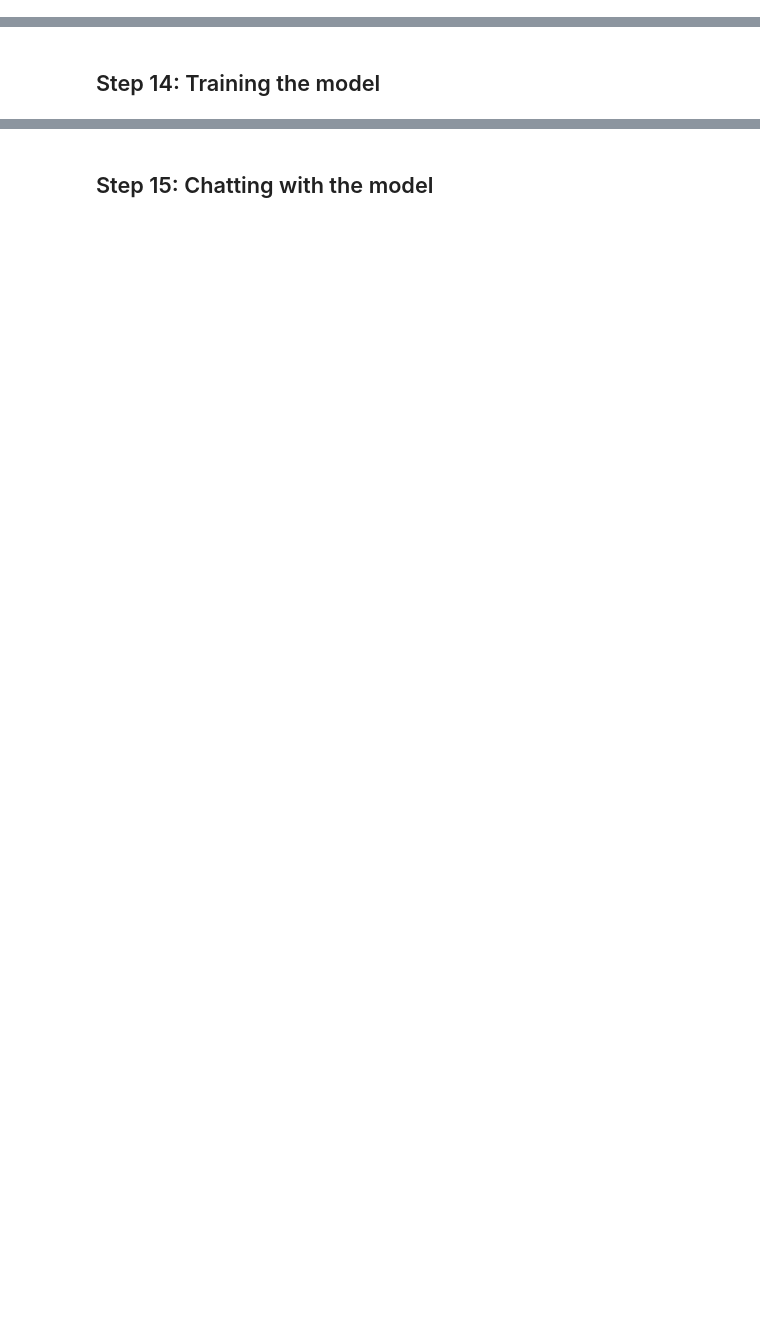
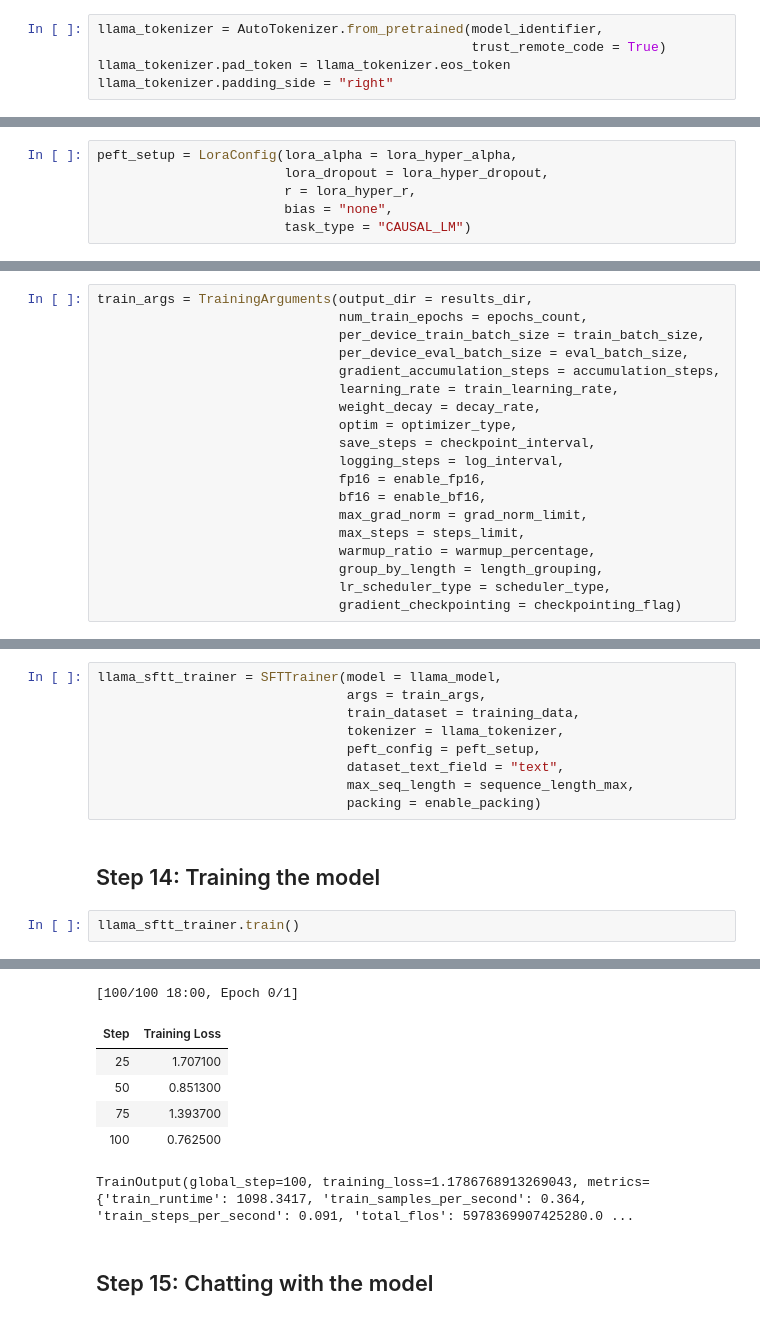
Before and after one commit to tiu42/Fine-Tuning-of-LLMs-with-Hugging-Face, a Jupyter notebook: Fine_Tuning_of_LLMs.ipynb, the cells around one changed output, grey strips where cells are left out. Cells and saved outputs as stored; diff of their text form; blank space fills up the shorter version.

```diff
--- a/Fine_Tuning_of_LLMs.ipynb
+++ b/Fine_Tuning_of_LLMs.ipynb
@@ -83,10 +103,52 @@ device_assignment = {"":0}
 # %% [markdown]
 ## Step 10: Loading the pre-trained tokenizer for the LLaMA 2 model
+# %%
+llama_tokenizer = AutoTokenizer.from_pretrained(model_identifier,
+                                                trust_remote_code = True)
+llama_tokenizer.pad_token = llama_tokenizer.eos_token
+llama_tokenizer.padding_side = "right"
 # %% [markdown]
 ## Step 11: Setting up the configuration for the LoRA fine-tuning method
+# %%
+peft_setup = LoraConfig(lora_alpha = lora_hyper_alpha,
+                        lora_dropout = lora_hyper_dropout,
+                        r = lora_hyper_r,
+                        bias = "none",
+                        task_type = "CAUSAL_LM")
 # %% [markdown]
 ## Step 12: Creating a training configuration by setting the training parameters
+# %%
+train_args = TrainingArguments(output_dir = results_dir,
+                               num_train_epochs = epochs_count,
+                               per_device_train_batch_size = train_batch_size,
+                               per_device_eval_batch_size = eval_batch_size,
+                               gradient_accumulation_steps = accumulation_steps,
+                               learning_rate = train_learning_rate,
+                               weight_decay = decay_rate,
+                               optim = optimizer_type,
+                               save_steps = checkpoint_interval,
+                               logging_steps = log_interval,
+                               fp16 = enable_fp16,
+                               bf16 = enable_bf16,
+                               max_grad_norm = grad_norm_limit,
+                               max_steps = steps_limit,
+                               warmup_ratio = warmup_percentage,
+                               group_by_length = length_grouping,
+                               lr_scheduler_type = scheduler_type,
+                               gradient_checkpointing = checkpointing_flag)
 # %% [markdown]
 ## Step 13: Creating the Supervised Fine-Tuning Trainer
+# %%
+llama_sftt_trainer = SFTTrainer(model = llama_model,
+                                args = train_args,
+                                train_dataset = training_data,
+                                tokenizer = llama_tokenizer,
+                                peft_config = peft_setup,
+                                dataset_text_field = "text",
+                                max_seq_length = sequence_length_max,
+                                packing = enable_packing)
 # %% [markdown]
 ## Step 14: Training the model
+# %%
+llama_sftt_trainer.train()
+# %% [output]
@@ -93,2 +157,9 @@ device_assignment = {"":0}
+[100/100 18:00, Epoch 0/1]
+| Step | Training Loss |
+| 25 | 1.707100 |
+| 50 | 0.851300 |
+| 75 | 1.393700 |
+| 100 | 0.762500 |
+TrainOutput(global_step=100, training_loss=1.1786768913269043, metrics={'train_runtime': 1098.3417, 'train_samples_per_second': 0.364, 'train_steps_per_second': 0.091, 'total_flos': 5978369907425280.0 ...
 # %% [markdown]
 ## Step 15: Chatting with the model
```
Also changed, not shown: parts of 5 cells of this notebook.
